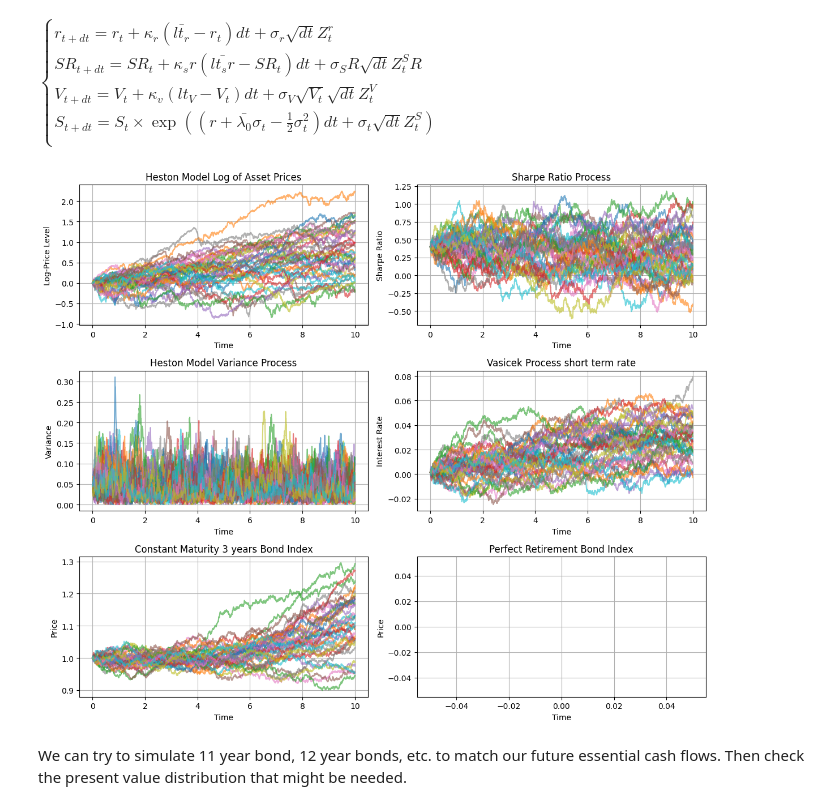
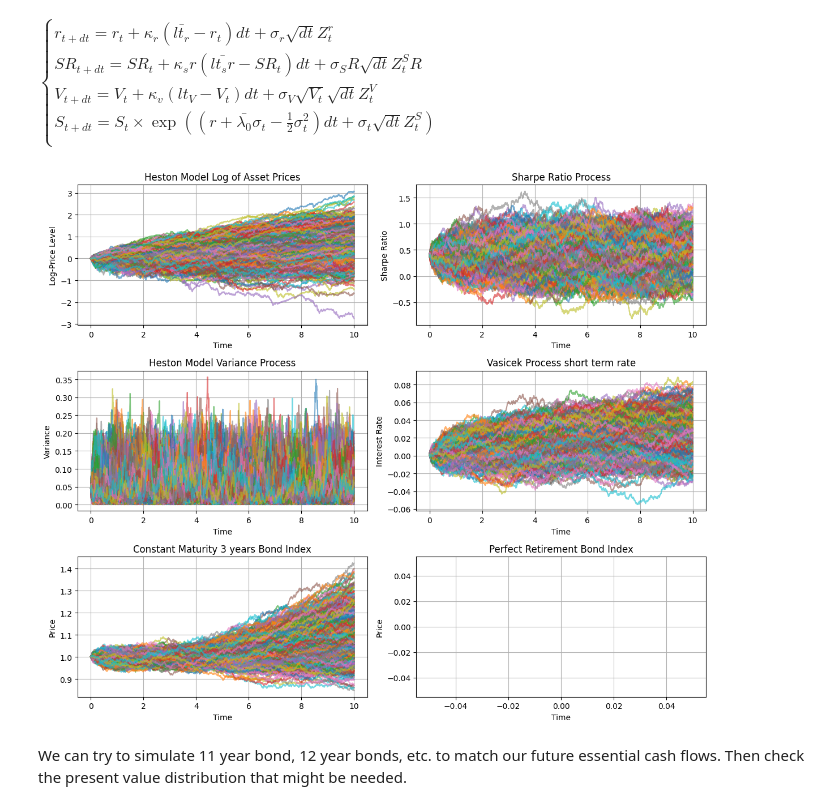
Before and after one commit to aleksandr-mikhailov-edhec/Goal-Based-Investing, a Jupyter notebook: 1.4 Full Stochastic Market Simulation.ipynb, the cells around one changed output. Cells and saved outputs as stored; diff of their text form; code cells hidden in the pictures.

```diff
--- a/1.4 Full Stochastic Market Simulation.ipynb
+++ b/1.4 Full Stochastic Market Simulation.ipynb
@@ -145,10 +145,10 @@ class MarketSimulator:
 
         # Convert outputs to DataFrame with time index
 
-        self.S_p = pd.DataFrame(S, index=np.linspace(0, self.T, len(S)))
-        self.v_p = pd.DataFrame(v, index=np.linspace(0, self.T, len(S)))
-        self.sr_p = pd.DataFrame(sr, index=np.linspace(0, self.T, len(S)))
-        self.r_p = pd.DataFrame(r, index=np.linspace(0, self.T, len(S)))
+        self.S_p = pd.DataFrame(S, index=np.arange(0, T+self.dt-1e-10, self.dt))
+        self.v_p = pd.DataFrame(v, index=np.arange(0, T+self.dt-1e-10, self.dt))
+        self.sr_p = pd.DataFrame(sr, index=np.arange(0, T+self.dt-1e-10, self.dt))
+        self.r_p = pd.DataFrame(r, index=np.arange(0, T+self.dt-1e-10, self.dt))
 
     def vasicek_zcb_price(self, r_t, tau):
         """
@@ -317,7 +317,6 @@ class MarketSimulator:
         # Save the final DataFrame with all simulation results
         self.retirement_bond_p = retirement_bond_p
 
-
     def plot_market_simulation(self):
         """
         This function plots the stock price, intereset rate,
@@ -371,15 +370,15 @@ class MarketSimulator:
 # %%
 # Parameters
 S0 = 1.0              # asset price
 T = 10                  # time in years
 N = 252*T              # number of time steps in simulation
-M = 40                  # number of simulated paths
+M = 1000                # number of simulated paths
 seed = 123              # simulation seed
 
 simulated_market = MarketSimulator(T,N,M,seed, S0)
 simulated_market.plot_market_simulation()
 # %% [output]
-[figure, old version]
+[figure, new version]
 # %% [markdown]
 We can try to simulate 11 year bond, 12 year bonds, etc. to match our future essential cash flows. Then check the present value distribution that might be needed.
 # %% [markdown]
```
Also changed, not shown: parts of 15 cells of this notebook.
